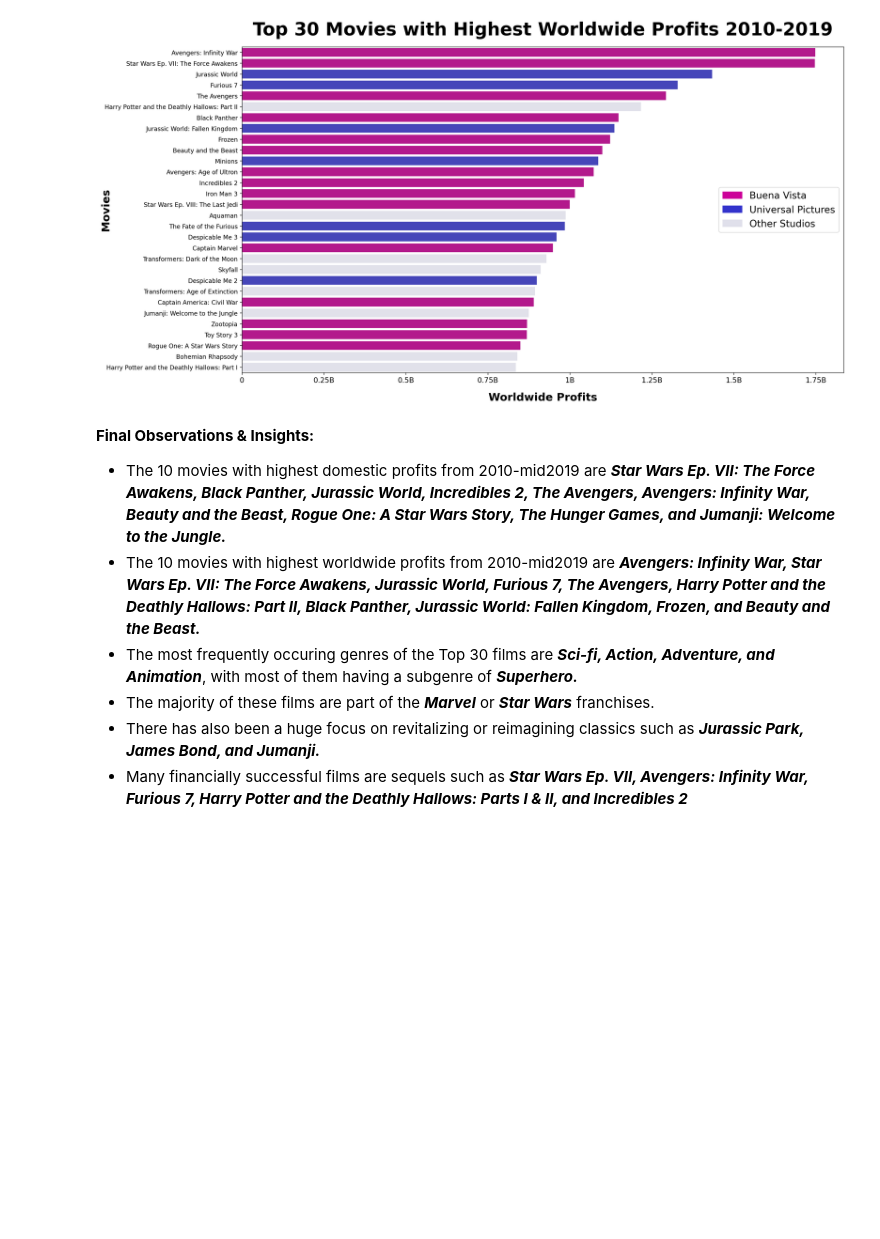
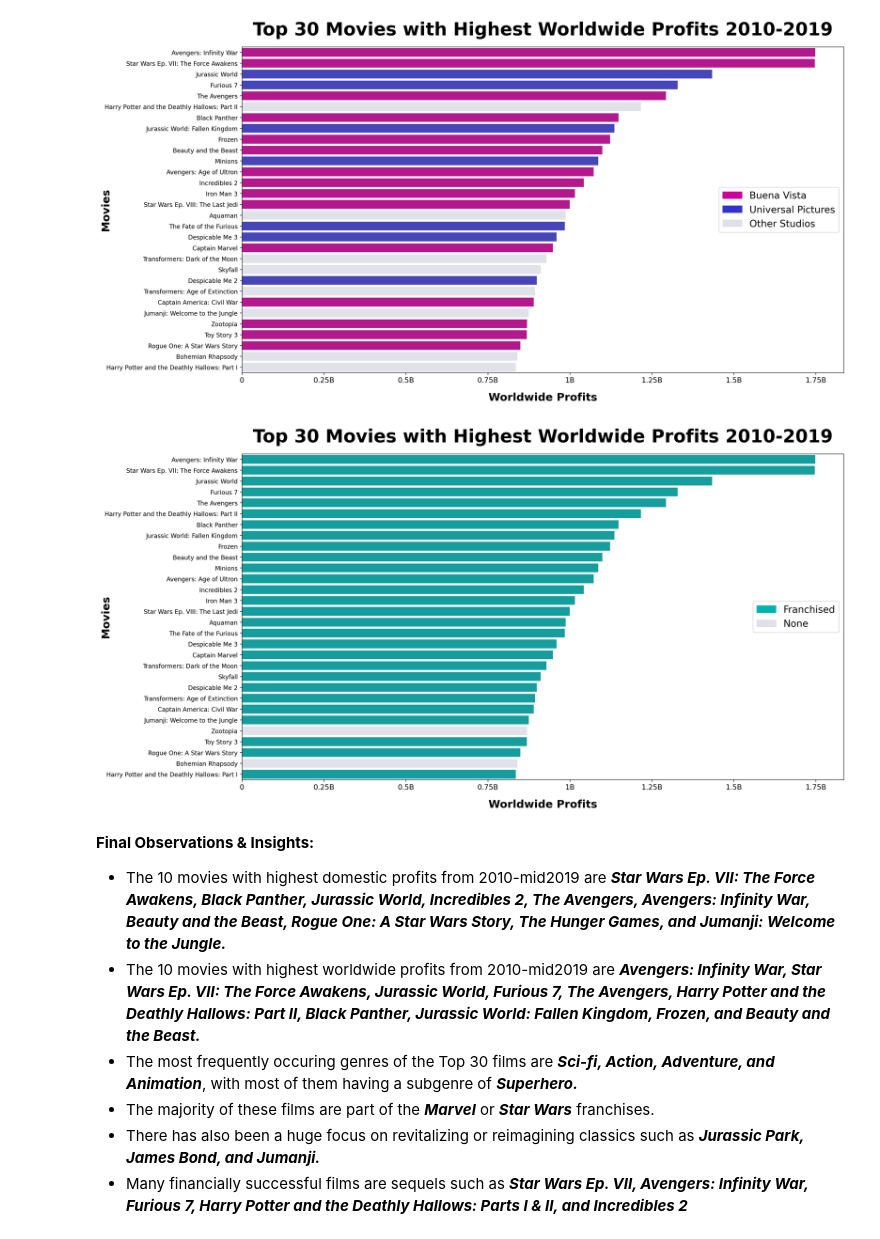
Before and after one commit to alpacanonymous/project1, a Jupyter notebook: final_notebook.ipynb, the cells around one changed output. Saved outputs shown, nothing was run; the diff lists cells and outputs as text; code cells hidden in the pictures; blank space fills up the shorter version.

```diff
--- a/final_notebook.ipynb
+++ b/final_notebook.ipynb
@@ -324,6 +328,34 @@ other_label = mpatches.Patch(color='#e0e0eb', label='Other Studios')
 ax.legend(handles=[bv_label, up_label, other_label], loc='center right', prop={'size':16});
 # %% [output]
 [figure]
+# %%
+## Bar chart of Top 30 Movies with Highest Worldwide Profits
+
+fig, ax = plt.subplots(figsize=(18,10), dpi=200)
+
+x2 = mb_wp['movie'][0:30]
+y2 = mb_wp['worldwide_profit'][0:30]
+
+
+ax = sns.barplot(x=y2, y=x2,
+                 palette=["#e0e0eb"
+                          if x=='Bohemian Rhapsody'
+                          or x=='Zootopia'
+                          else '#00b3b3' for x in mb_wp['movie']])
+
+ax.set_xlabel('Worldwide Profits', fontsize=18, fontweight='bold', labelpad=14)
+ax.set_ylabel('Movies', fontsize=18, fontweight='bold', labelpad=(-10))
+ax.set_title('Top 30 Movies with Highest Worldwide Profits 2010-2019', fontsize=30, fontweight='bold', pad=20)
+
+plt.xticks(ticks=[0,0.25e9,0.5e9,0.75e9,1e9,1.25e9,1.5e9,1.75e9],
+           labels=['0', '0.25B', '0.5B', '0.75B', '1B', '1.25B', '1.5B', '1.75B'], fontsize=12)
+plt.yticks(fontsize=10)
+
+fr_label = mpatches.Patch(color='#00b3b3', label='Franchised')
+none_label = mpatches.Patch(color='#e0e0eb', label='None')
+ax.legend(handles=[fr_label, none_label], loc='center right', prop={'size':16});
+# %% [output]
+[figure, added]
 # %% [markdown]
 **Final Observations & Insights:**
 <ul>
```
Also changed, not shown: parts of 36 cells of this notebook, 1 other file.
